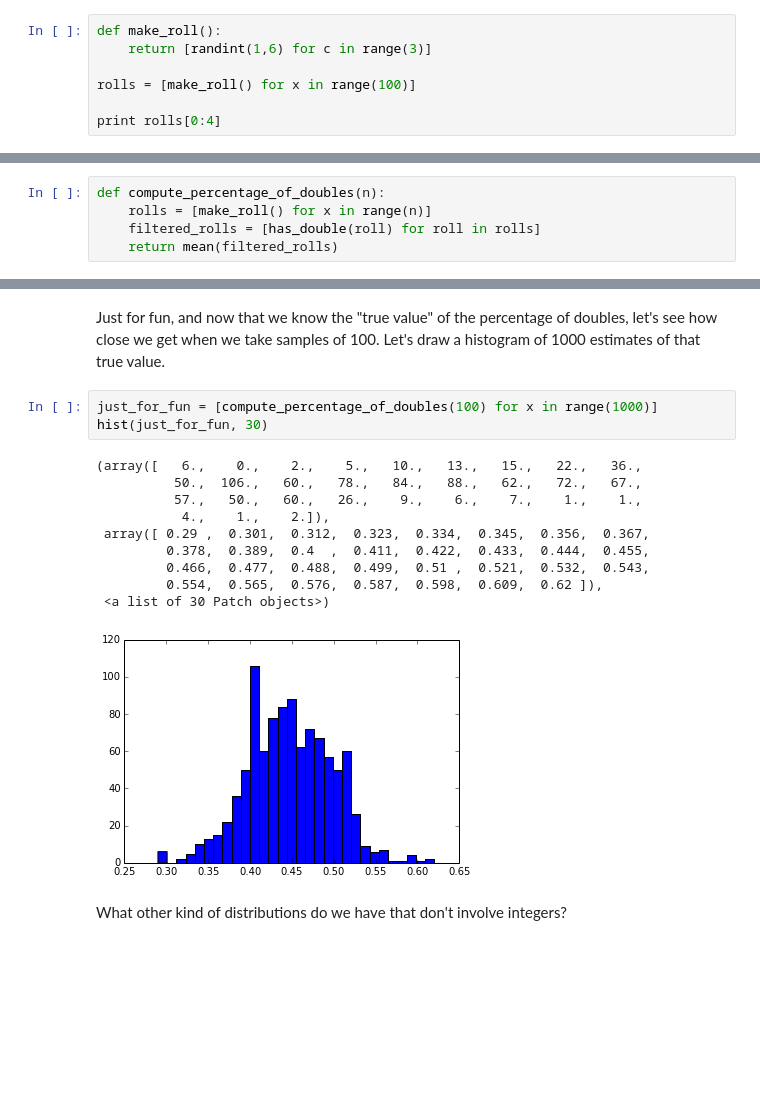
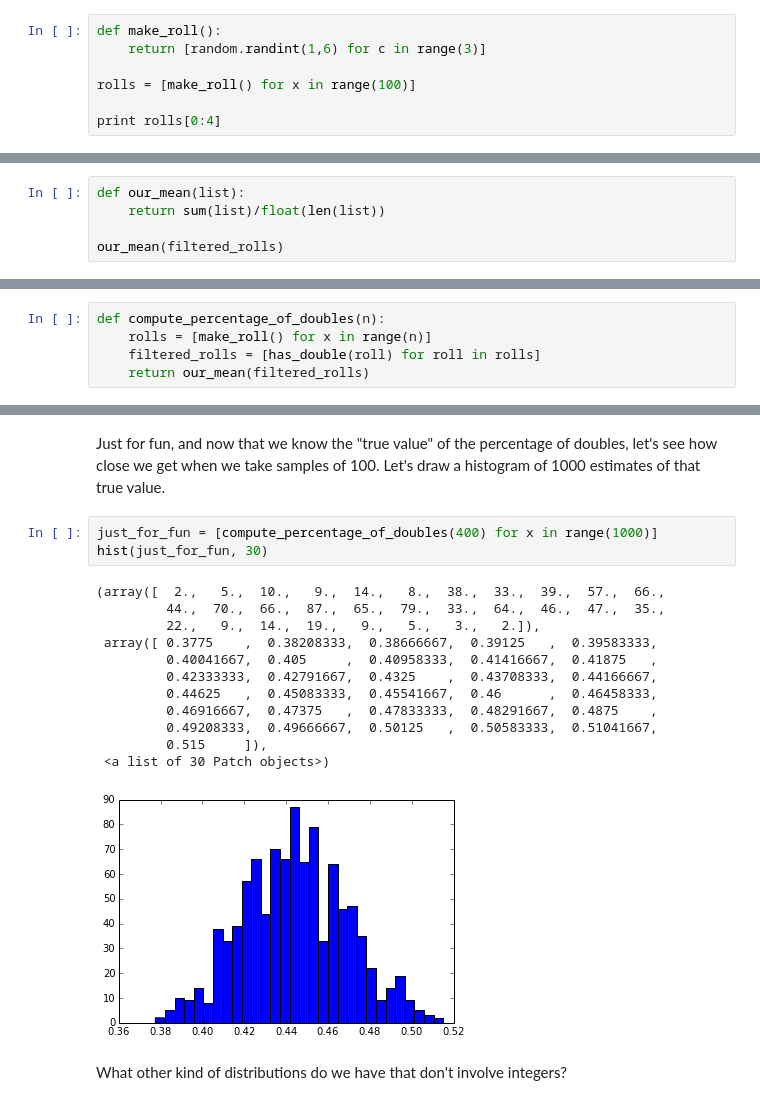
Before and after one commit to ledeprogram/courses, a Jupyter notebook: platforms/basic stats worksheet 1.ipynb, the cells around one changed output, grey strips where cells are left out. Saved outputs shown, nothing was run; the diff lists cells and outputs as text; blank space fills up the shorter version.

Commit message:
added a mean function because mean functions sometimes mysteriously don't work

```diff
--- a/platforms/basic stats worksheet 1.ipynb
+++ b/platforms/basic stats worksheet 1.ipynb
@@ -45,7 +54,7 @@ hist(random_ints, 25)
 Now let me tell you a story about my friend Jordan. He wanted to simulate the lottery, or at least a baby version of it, but all he had were dice. How much of a problem is this? Let's do some experiments.
 # %%
 def make_roll():
-    return [randint(1,6) for c in range(3)]
+    return [random.randint(1,6) for c in range(3)]
 
 rolls = [make_roll() for x in range(100)]
 
@@ -78,0 +89,5 @@ mean(filtered_rolls)
+# %%
+def our_mean(list):
+    return sum(list)/float(len(list))
+
+our_mean(filtered_rolls)
@@ -82,5 +99,5 @@ Remember, that's just an estimate. It could easily have been different with a di
 def compute_percentage_of_doubles(n):
     rolls = [make_roll() for x in range(n)]
     filtered_rolls = [has_double(roll) for roll in rolls]
-    return mean(filtered_rolls)
+    return our_mean(filtered_rolls)
 # %%
@@ -116,19 +133,21 @@ from random import *
 # %% [markdown]
 Just for fun, and now that we know the "true value" of the percentage of doubles, let's see how close we get when we take samples of 100. Let's draw a histogram of 1000 estimates of that true value.
 # %%
-just_for_fun = [compute_percentage_of_doubles(100) for x in range(1000)]
+just_for_fun = [compute_percentage_of_doubles(400) for x in range(1000)]
 hist(just_for_fun, 30)
 # %% [output]
-(array([   6.,    0.,    2.,    5.,   10.,   13.,   15.,   22.,   36.,
-          50.,  106.,   60.,   78.,   84.,   88.,   62.,   72.,   67.,
-          57.,   50.,   60.,   26.,    9.,    6.,    7.,    1.,    1.,
-           4.,    1.,    2.]),
- array([ 0.29 ,  0.301,  0.312,  0.323,  0.334,  0.345,  0.356,  0.367,
-         0.378,  0.389,  0.4  ,  0.411,  0.422,  0.433,  0.444,  0.455,
-         0.466,  0.477,  0.488,  0.499,  0.51 ,  0.521,  0.532,  0.543,
-         0.554,  0.565,  0.576,  0.587,  0.598,  0.609,  0.62 ]),
+(array([  2.,   5.,  10.,   9.,  14.,   8.,  38.,  33.,  39.,  57.,  66.,
+         44.,  70.,  66.,  87.,  65.,  79.,  33.,  64.,  46.,  47.,  35.,
+         22.,   9.,  14.,  19.,   9.,   5.,   3.,   2.]),
+ array([ 0.3775    ,  0.38208333,  0.38666667,  0.39125   ,  0.39583333,
+         0.40041667,  0.405     ,  0.40958333,  0.41416667,  0.41875   ,
+         0.42333333,  0.42791667,  0.4325    ,  0.43708333,  0.44166667,
+         0.44625   ,  0.45083333,  0.45541667,  0.46      ,  0.46458333,
+         0.46916667,  0.47375   ,  0.47833333,  0.48291667,  0.4875    ,
+         0.49208333,  0.49666667,  0.50125   ,  0.50583333,  0.51041667,
+         0.515     ]),
  <a list of 30 Patch objects>)
-[figure, old version]
+[figure, new version]
 # %% [markdown]
 What other kind of distributions do we have that don't involve integers?
 # %%
```
Also changed, not shown: parts of 27 cells of this notebook.
